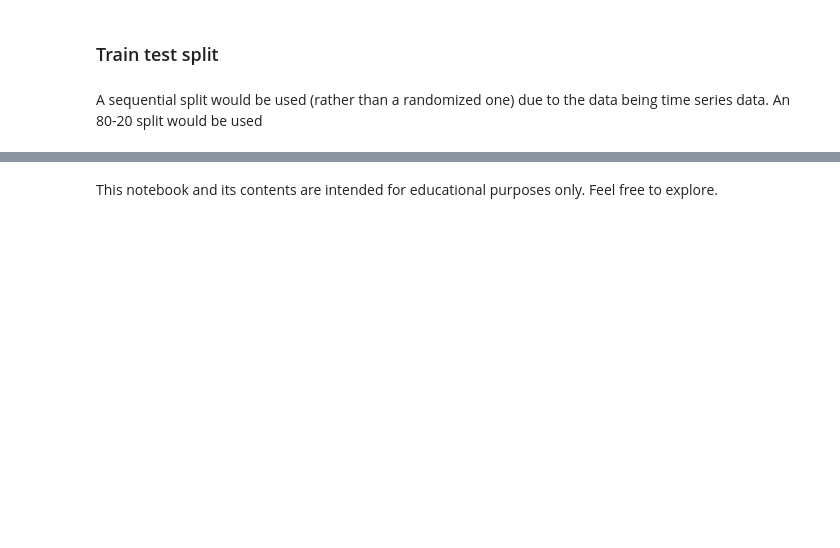
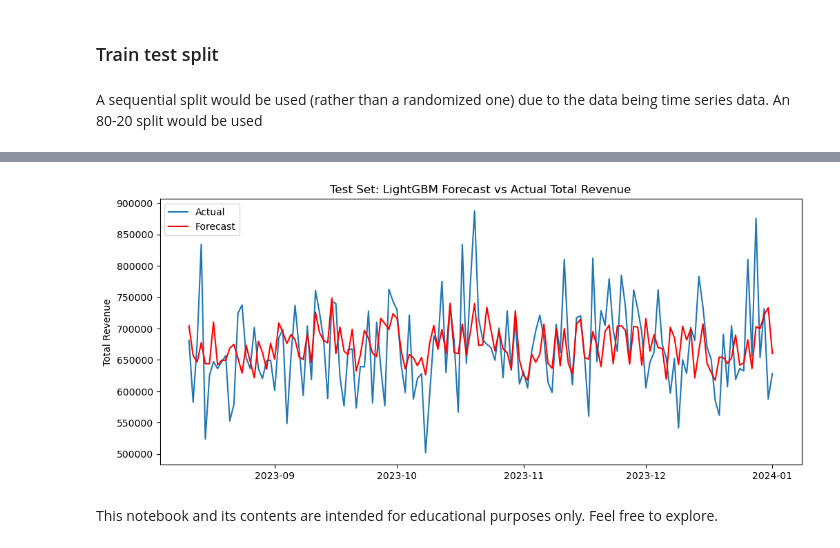
Before and after one commit to Mohammed-Hanan-Othman/time-series-forecasting, a Jupyter notebook: notebooks/sales_prediction_lightgbm.ipynb, the cells around one changed output, grey strips where cells are left out. Cells and saved outputs as stored; diff of their text form; code cells hidden in the pictures; blank space fills up the shorter version.

```diff
--- a/notebooks/sales_prediction_lightgbm.ipynb
+++ b/notebooks/sales_prediction_lightgbm.ipynb
@@ -206,2 +352,13 @@ y_train_revenue, y_test_revenue = y_revenue[:cutoff], y_revenue[cutoff:]
+# %%
+# Visualize revenue test predictions
+plt.figure(figsize=(12, 5))
+plt.plot(X_test_revenue.index, y_test_revenue, label="Actual")
+plt.plot(X_test_revenue.index, y_test_pred_rev, label="Forecast", color="red")
+plt.title("Test Set: LightGBM Forecast vs Actual Total Revenue")
+plt.ylabel("Total Revenue")
+plt.legend()
+plt.show()
+# %% [output]
+[figure, added]
 # %% [markdown]
 This notebook and its contents are intended for educational purposes only. Feel free to explore.
```
Also changed, not shown: parts of 16 cells of this notebook.
